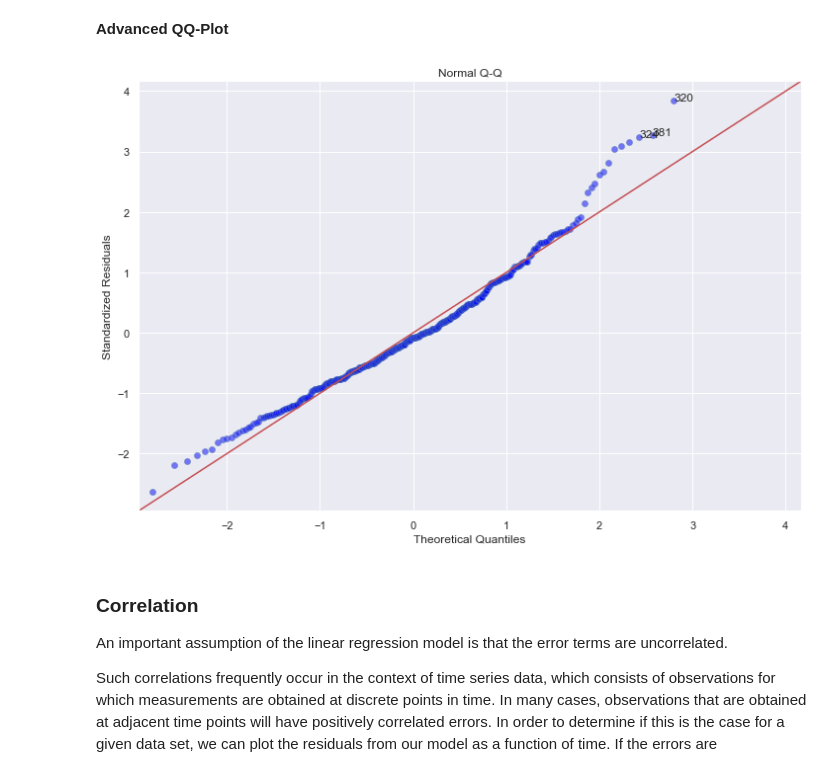
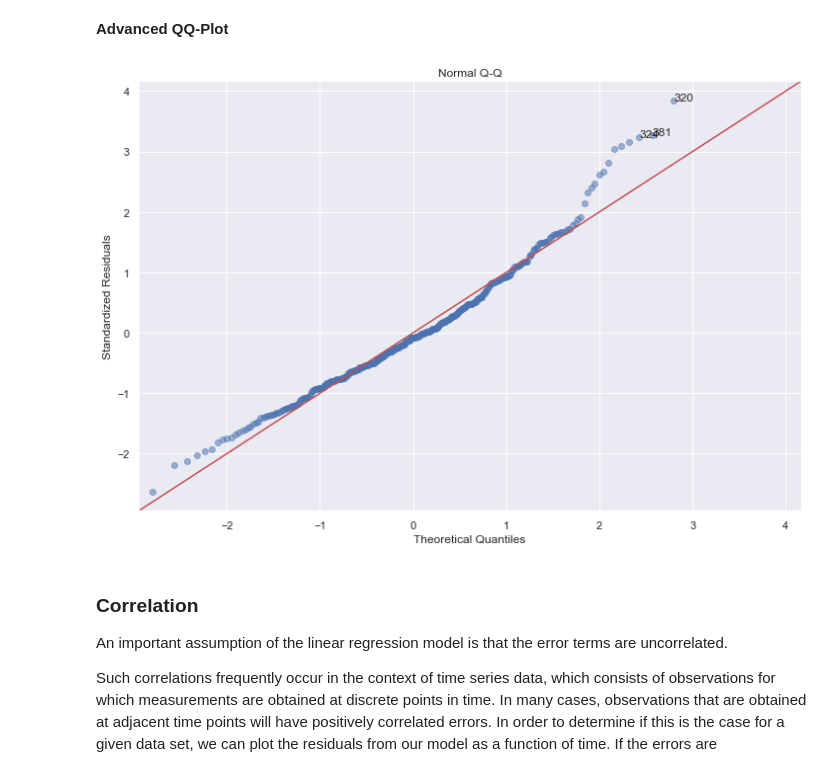
Before and after one commit to kirenz/regression, a Jupyter notebook: docs/diagnostics-auto.ipynb, the cells around one changed output. Cells and saved outputs as stored; diff of their text form; code cells hidden in the pictures.

```diff
--- a/docs/diagnostics-auto.ipynb
+++ b/docs/diagnostics-auto.ipynb
@@ -398,25 +399,25 @@ We could obtain the 3 observations with the largest deviations from our advanced
 # %%
 # Advanced plot (2)
 # ProbPlot and its qqplot method from statsmodels graphics API.
 QQ = ProbPlot(model_norm_residuals)
-plot_lm_2 = QQ.qqplot(line='45', alpha=0.5, color='#4C72B0', lw=1)
+plot_lm_2 = QQ.qqplot(line='45', alpha=0.5, lw=1)
 # figure size
 plot_lm_2.set_figheight(8)
 plot_lm_2.set_figwidth(12)
 # figure labels
 plot_lm_2.axes[0].set_title('Normal Q-Q')
 plot_lm_2.axes[0].set_xlabel('Theoretical Quantiles')
 plot_lm_2.axes[0].set_ylabel('Standardized Residuals');
 # annotations
 abs_norm_resid = np.flip(np.argsort(np.abs(model_norm_residuals)), 0)
 abs_norm_resid_top_3 = abs_norm_resid[:3]
 # label 3 largest deviations
 for r, i in enumerate(abs_norm_resid_top_3):
     plot_lm_2.axes[0].annotate(i,
                                xy=(np.flip(QQ.theoretical_quantiles, 0)[r],
                                    model_norm_residuals[i]));
 # %% [output]
-[figure, old version]
+[figure, new version]
 # %% [markdown]
 ### Correlation
 
```
Also changed, not shown: parts of 10 cells of this notebook.
